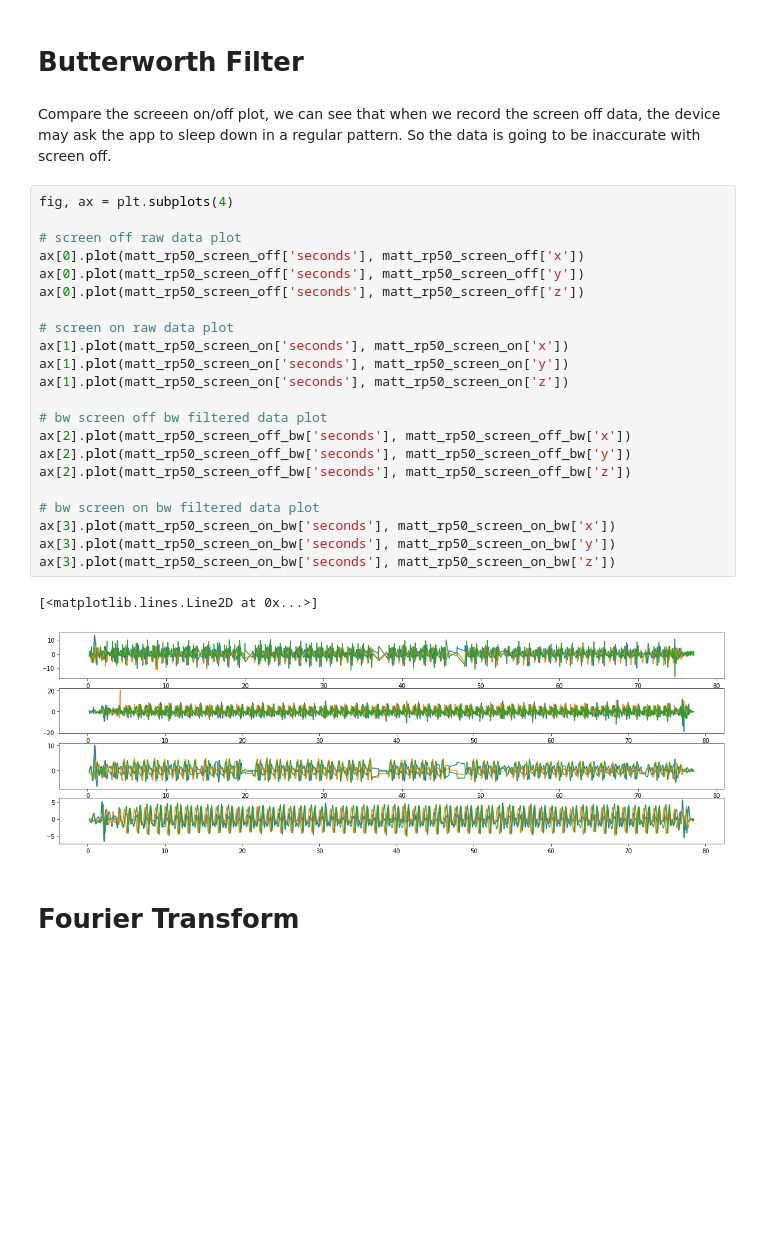
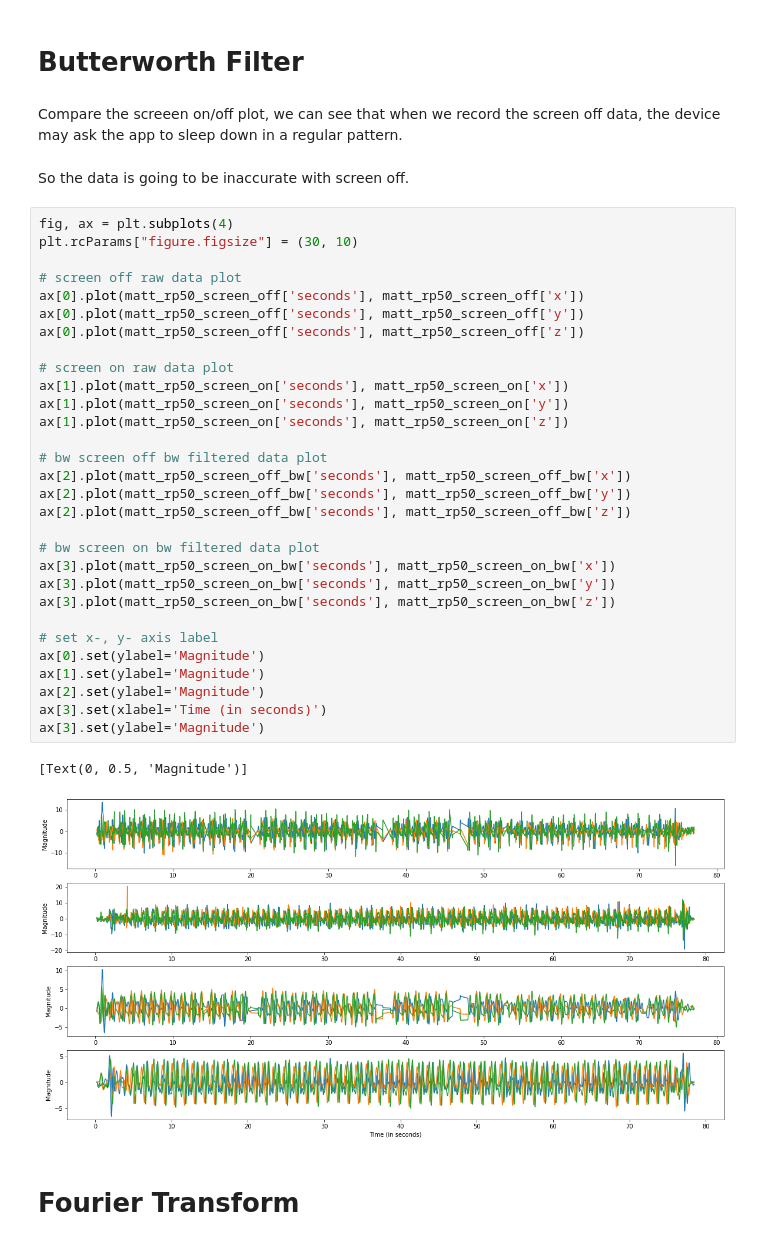
Before and after one commit to asd881018/Sensors-Noise-and-Walking-Human-Activity-Analysis, a Jupyter notebook: screen_onoff.ipynb, the cells around one changed output. Cells and saved outputs as stored; diff of their text form; blank space fills up the shorter version.

```diff
--- a/screen_onoff.ipynb
+++ b/screen_onoff.ipynb
@@ -100,32 +76,41 @@ plt.plot(matt_rp50_screen_on['seconds'], matt_rp50_screen_on['z'])
 # Butterworth Filter
 # %% [markdown]
 Compare the screeen on/off plot, we can see that when we record the screen off data, the device may ask the app to sleep down in a regular pattern.
-So the data is going to be inaccurate with screen off.
+# %% [markdown]
+So the data is going to be inaccurate with screen off.
 # %%
 fig, ax = plt.subplots(4)
+plt.rcParams["figure.figsize"] = (30, 10)
 
 # screen off raw data plot
 ax[0].plot(matt_rp50_screen_off['seconds'], matt_rp50_screen_off['x'])
 ax[0].plot(matt_rp50_screen_off['seconds'], matt_rp50_screen_off['y'])
 ax[0].plot(matt_rp50_screen_off['seconds'], matt_rp50_screen_off['z'])
 
 # screen on raw data plot
 ax[1].plot(matt_rp50_screen_on['seconds'], matt_rp50_screen_on['x'])
 ax[1].plot(matt_rp50_screen_on['seconds'], matt_rp50_screen_on['y'])
 ax[1].plot(matt_rp50_screen_on['seconds'], matt_rp50_screen_on['z'])
 
 # bw screen off bw filtered data plot
 ax[2].plot(matt_rp50_screen_off_bw['seconds'], matt_rp50_screen_off_bw['x'])
 ax[2].plot(matt_rp50_screen_off_bw['seconds'], matt_rp50_screen_off_bw['y'])
 ax[2].plot(matt_rp50_screen_off_bw['seconds'], matt_rp50_screen_off_bw['z'])
 
 # bw screen on bw filtered data plot
 ax[3].plot(matt_rp50_screen_on_bw['seconds'], matt_rp50_screen_on_bw['x'])
 ax[3].plot(matt_rp50_screen_on_bw['seconds'], matt_rp50_screen_on_bw['y'])
 ax[3].plot(matt_rp50_screen_on_bw['seconds'], matt_rp50_screen_on_bw['z'])
+
+# set x-, y- axis label
+ax[0].set(ylabel='Magnitude')
+ax[1].set(ylabel='Magnitude')
+ax[2].set(ylabel='Magnitude')
+ax[3].set(xlabel='Time (in seconds)')
+ax[3].set(ylabel='Magnitude')
 # %% [output]
-[<matplotlib.lines.Line2D at 0x...>]
+[Text(0, 0.5, 'Magnitude')]
-[figure, old version]
+[figure, new version]
 # %% [markdown]
 # Fourier Transform
 # %% [markdown]
```
Also changed, not shown: parts of 6 cells of this notebook.
